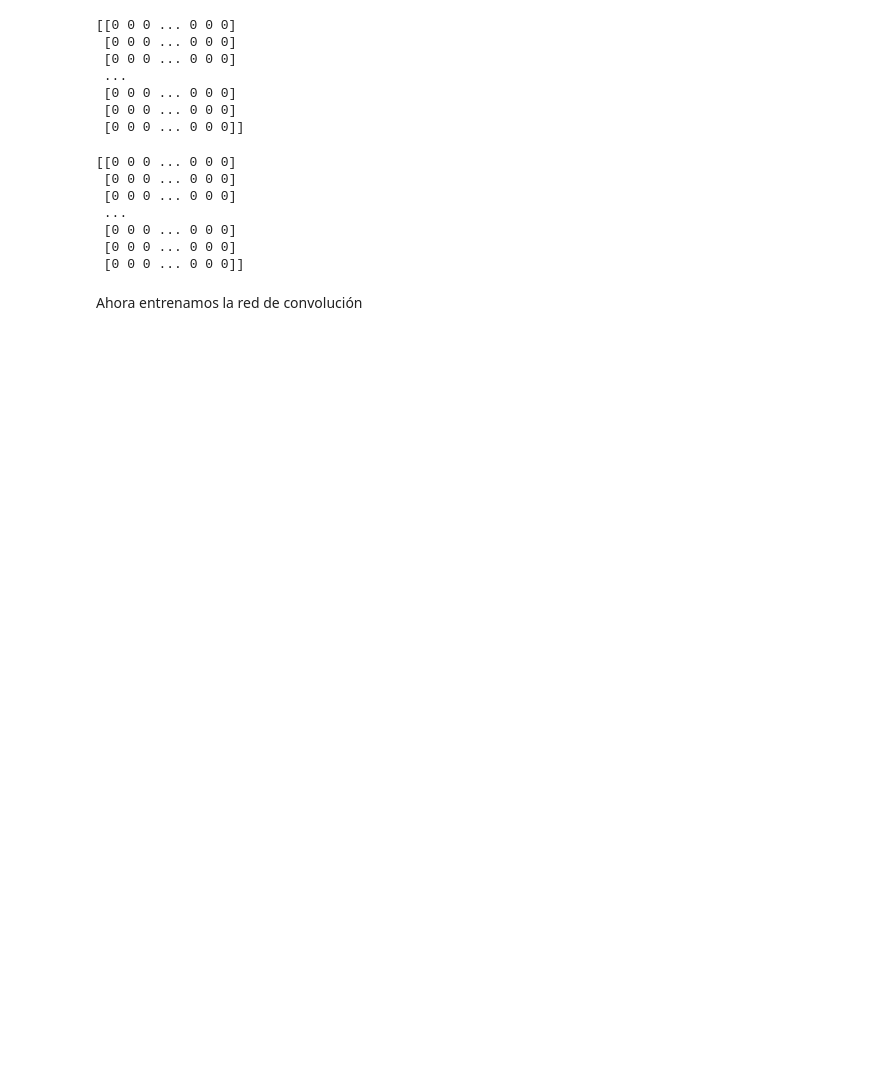
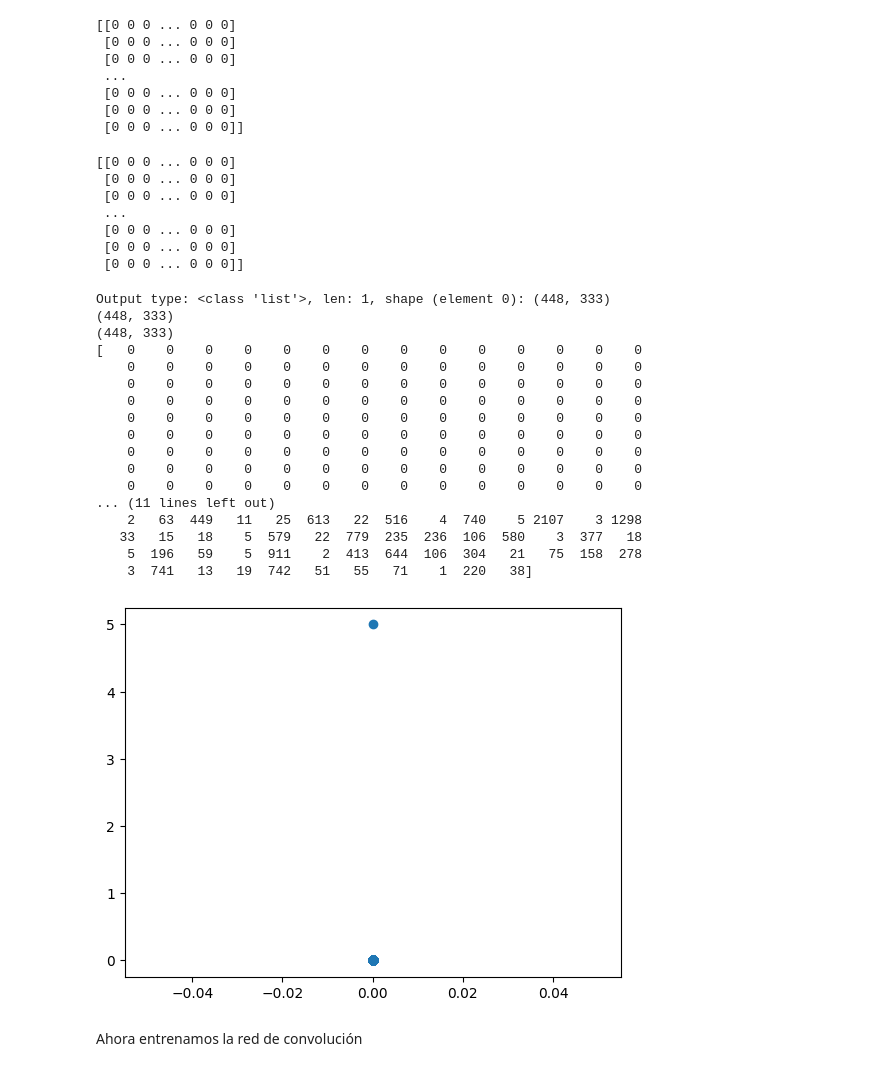
Before and after one commit to tardisfromtornspace/Agentes-Inteligentes, a Jupyter notebook: Practica2.ipynb, the cells around one changed output. Cells and saved outputs as stored; diff of their text form; code cells hidden in the pictures; blank space fills up the shorter version.

```diff
--- a/Practica2.ipynb
+++ b/Practica2.ipynb
@@ -586,15 +578,16 @@ else:
     x = tf.keras.layers.Conv1D(16, kernel_size=3, activation='relu')(x) #tf.keras.layers.LeakyReLU(alpha=0.1)
     #x = tf.keras.layers.MaxPooling1D(pool_size=3, strides=3)(x)
     #x = tf.keras.layers.Conv1D(16, kernel_size=4, activation='relu')(x)
-    #x = tf.keras.layers.Conv1D(16, kernel_size=5, activation='relu')(x)
+    x = tf.keras.layers.Conv1D(16, kernel_size=5, activation='relu')(x)
+    x = tf.keras.layers.MaxPooling1D(pool_size=5, strides=5)(x)
 
     # La RRNN perceptrón multicapa, necesito aplanar
     x = tf.keras.layers.Flatten()(x)
-    x = tf.keras.layers.Dropout(0.5)(x)
-    #x = tf.keras.layers.Dense(1648, activation='relu')(x)
-    #x = tf.keras.layers.Dropout(0.5)(x)
-    x = tf.keras.layers.Dense(5296, activation='relu')(x) # Pasar de 32 a 1024 ha hecho que al menos en 3 epochs vaya algo mejor
-    x = tf.keras.layers.Dropout(0.99)(x) # tenía 0.8, probemos con 0.99
+    x = tf.keras.layers.Dropout(0.6)(x)
+    x = tf.keras.layers.Dense(1024, activation='relu')(x)
+    x = tf.keras.layers.Dropout(0.9)(x)
+    x = tf.keras.layers.Dense(1024, activation='relu')(x) # Pasar de 32 a 1024 ha hecho que al menos en 3 epochs vaya algo mejor originalmente meti 5296
+    x = tf.keras.layers.Dropout(0.9)(x) # tenía 0.8, probemos con 0.99
     #x = tf.keras.layers.Dense(len(matrizSalidaSinKeywords), activation='relu')(x)
     #x = tf.keras.layers.Dropout(0.8)(x)
     #x = tf.keras.layers.Dense(2048, activation='relu')(x)
@@ -605,7 +598,7 @@ else:
 
 model.compile(
     loss='categorical_crossentropy', #tf.keras.losses.CategoricalCrossentropy(),
-    optimizer=tf.keras.optimizers.Adam(learning_rate=0.0001),
+    optimizer=tf.keras.optimizers.Adam(learning_rate=0.0001, beta_1=0.9, beta_2=0.999),
     metrics=[tf.keras.metrics.CategoricalAccuracy()]
 )
 
@@ -652,5 +645,38 @@ print(entradaTestAjustada[0])
  [0 0 0 ... 0 0 0]
  [0 0 0 ... 0 0 0]
  [0 0 0 ... 0 0 0]]
+# %%
+f_embedding_out = tf.keras.backend.function(
+    inputs=[model.layers[0].input],
+    outputs=[model.layers[0].output],
+)
+
+outputTest = f_embedding_out(data)
+print(f'Output type: {type(outputTest)}, len: {len(outputTest)}, shape (element 0): {outputTest[0].shape}')
+
+sentence_words = outputTest[0]
+print(sentence_words.shape)
+print(data.shape)
+print(data[0])
+plt.scatter(sentence_words[:,0], sentence_words[:,1]);
+# %% [output]
+Output type: <class 'list'>, len: 1, shape (element 0): (448, 333)
+(448, 333)
+(448, 333)
+[   0    0    0    0    0    0    0    0    0    0    0    0    0    0
+    0    0    0    0    0    0    0    0    0    0    0    0    0    0
+    0    0    0    0    0    0    0    0    0    0    0    0    0    0
+    0    0    0    0    0    0    0    0    0    0    0    0    0    0
+    0    0    0    0    0    0    0    0    0    0    0    0    0    0
+    0    0    0    0    0    0    0    0    0    0    0    0    0    0
+    0    0    0    0    0    0    0    0    0    0    0    0    0    0
+    0    0    0    0    0    0    0    0    0    0    0    0    0    0
+    0    0    0    0    0    0    0    0    0    0    0    0    0    0
+... (11 lines left out)
+    2   63  449   11   25  613   22  516    4  740    5 2107    3 1298
+   33   15   18    5  579   22  779  235  236  106  580    3  377   18
+    5  196   59    5  911    2  413  644  106  304   21   75  158  278
+    3  741   13   19  742   51   55   71    1  220   38]
+[figure, added]
 # %% [markdown]
 Ahora entrenamos la red de convolución
```
Also changed, not shown: parts of 27 cells of this notebook.
